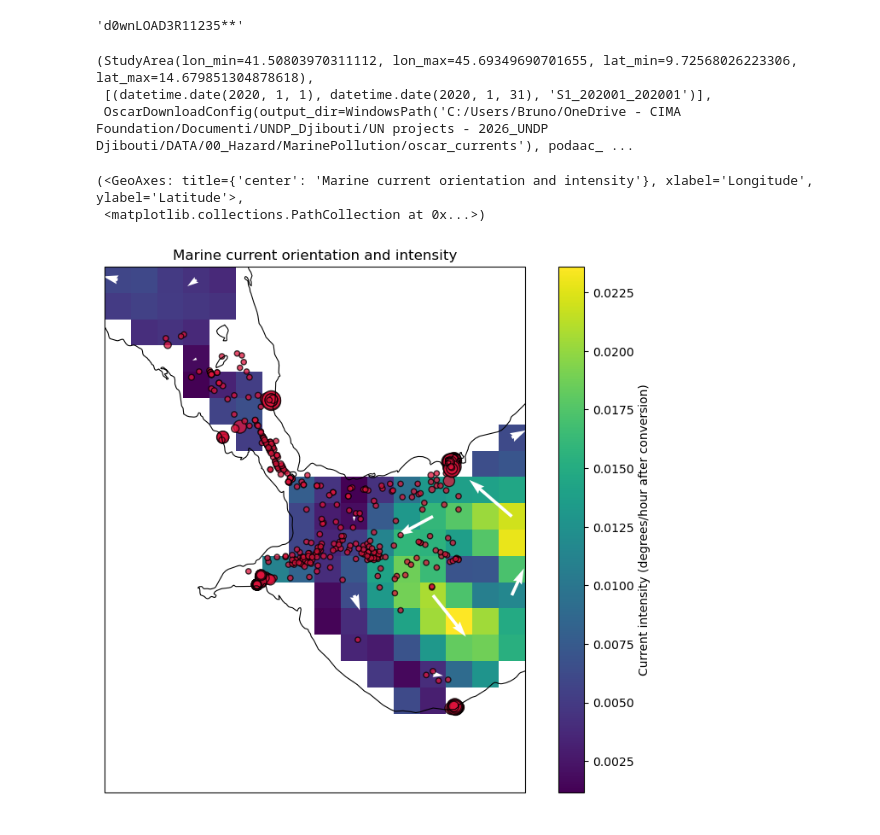
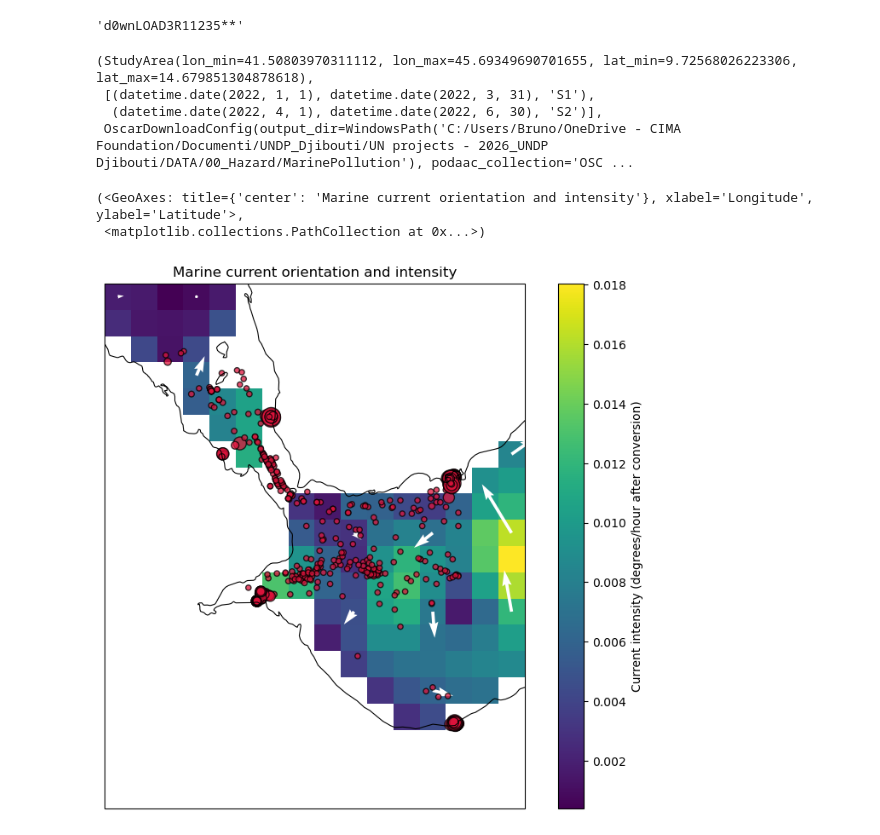
Before and after one commit to brunotectonico/oilspills-risk, a Jupyter notebook: hotspots4density.ipynb, the cells around one changed output. Saved outputs shown, nothing was run; the diff lists cells and outputs as text; code cells hidden in the pictures.

Commit message:
Updated and corrected oscar workflow for coastwards probability asssessment

```diff
--- a/hotspots4density.ipynb
+++ b/hotspots4density.ipynb
@@ -232,19 +232,20 @@ passEarth
 area = infer_study_area_from_hotspots(Path(r"C:\Users\Bruno\OneDrive - CIMA Foundation\Documenti\UNDP_Djibouti\UN projects - 2026_UNDP Djibouti\DATA\00_Hazard\MarinePollution\marine-traffic\gmtds_tanker_hotspots_multi.csv"), pad_deg=0.7)
 
 periods = seasonal_periods(
-    start_date=datetime(2020, 1, 1, 0, 0, 0).strftime('%Y-%m-%dT%H:%M:%SZ'), #dates should be strings in YYYYMMDDhhmmssZ format
-    end_date=datetime(2020, 2, 1, 23, 59, 59).strftime('%Y-%m-%dT%H:%M:%SZ'),
-    season_length_months=1,
+    start_date=datetime(2022, 1, 1, 0, 0, 0).strftime('%Y-%m-%dT%H:%M:%SZ'), #dates should be strings in YYYYMMDDhhmmssZ format
+    end_date=datetime(2022, 6, 30, 23, 59, 59).strftime('%Y-%m-%dT%H:%M:%SZ'),
+    season_length_months=3,
 )
 cfg = OscarDownloadConfig(
-    output_dir=Path(r"C:\Users\Bruno\OneDrive - CIMA Foundation\Documenti\UNDP_Djibouti\UN projects - 2026_UNDP Djibouti\DATA\00_Hazard\MarinePollution\oscar_currents"),
+    output_dir=Path(r"C:\Users\Bruno\OneDrive - CIMA Foundation\Documenti\UNDP_Djibouti\UN projects - 2026_UNDP Djibouti\DATA\00_Hazard\MarinePollution"),
     podaac_collection="OSCAR_L4_OC_FINAL_V2.0",
 )
 area, periods, cfg
 # %% [output]
 (StudyArea(lon_min=41.50803970311112, lon_max=45.69349690701655, lat_min=9.72568026223306, lat_max=14.679851304878618),
- [(datetime.date(2020, 1, 1), datetime.date(2020, 1, 31), 'S1_202001_202001')],
- OscarDownloadConfig(output_dir=WindowsPath('C:/Users/Bruno/OneDrive - CIMA Foundation/Documenti/UNDP_Djibouti/UN projects - 2026_UNDP Djibouti/DATA/00_Hazard/MarinePollution/oscar_currents'), podaac_ ...
+ [(datetime.date(2022, 1, 1), datetime.date(2022, 3, 31), 'S1'),
+  (datetime.date(2022, 4, 1), datetime.date(2022, 6, 30), 'S2')],
+ OscarDownloadConfig(output_dir=WindowsPath('C:/Users/Bruno/OneDrive - CIMA Foundation/Documenti/UNDP_Djibouti/UN projects - 2026_UNDP Djibouti/DATA/00_Hazard/MarinePollution'), podaac_collection='OSC ...
 # %%
 downloaded = download_oscar_for_periods(cfg, periods, area, standardize=True)
 # %%
@@ -264,20 +265,20 @@ currents_from_netcdf = current_field_from_netcdf(cfg.output_dir / 'oscar_uv_std_
 # %%
 import xarray as xr
 import cartopy.crs as ccrs
 import matplotlib.pyplot as plt
 
 from pathlib import Path
 from oilspill_risk.mapping import plot_current_orientation_intensity, plot_hotspots
 
 ax, mesh, quiver = plot_current_orientation_intensity(
-    u_tif=Path(cfg.output_dir / "oscar_uv_std_clip_20200121_u.tif"),
-    v_tif=Path(cfg.output_dir / "oscar_uv_std_clip_20200121_v.tif"),
+    u_tif=Path(cfg.output_dir / "oscar_files_ready/oscar_uv_std_clip_S1_20220101_u.tif"),
+    v_tif=Path(cfg.output_dir / "oscar_files_ready/oscar_uv_std_clip_S1_20220101_v.tif"),
     stride=3,
     add_coastlines=True,
 )
 
-plot_hotspots(Path(r"C:\Users\Bruno\OneDrive - CIMA Foundation\Documenti\UNDP_Djibouti\UN projects - 2026_UNDP Djibouti\DATA\00_Hazard\MarinePollution\marine-traffic\gmtds_tanker_hotspots_multi.csv"), ax=ax, density_col="mean_density")
+plot_hotspots(cfg.output_dir / "marine-traffic/gmtds_tanker_hotspots_multi.csv", ax=ax, density_col="mean_density")
 # %% [output]
 (<GeoAxes: title={'center': 'Marine current orientation and intensity'}, xlabel='Longitude', ylabel='Latitude'>,
  <matplotlib.collections.PathCollection at 0x...>)
-[figure, old version]
+[figure, new version]
```
Also changed, not shown: parts of 1 cell of this notebook, 3 other files.
